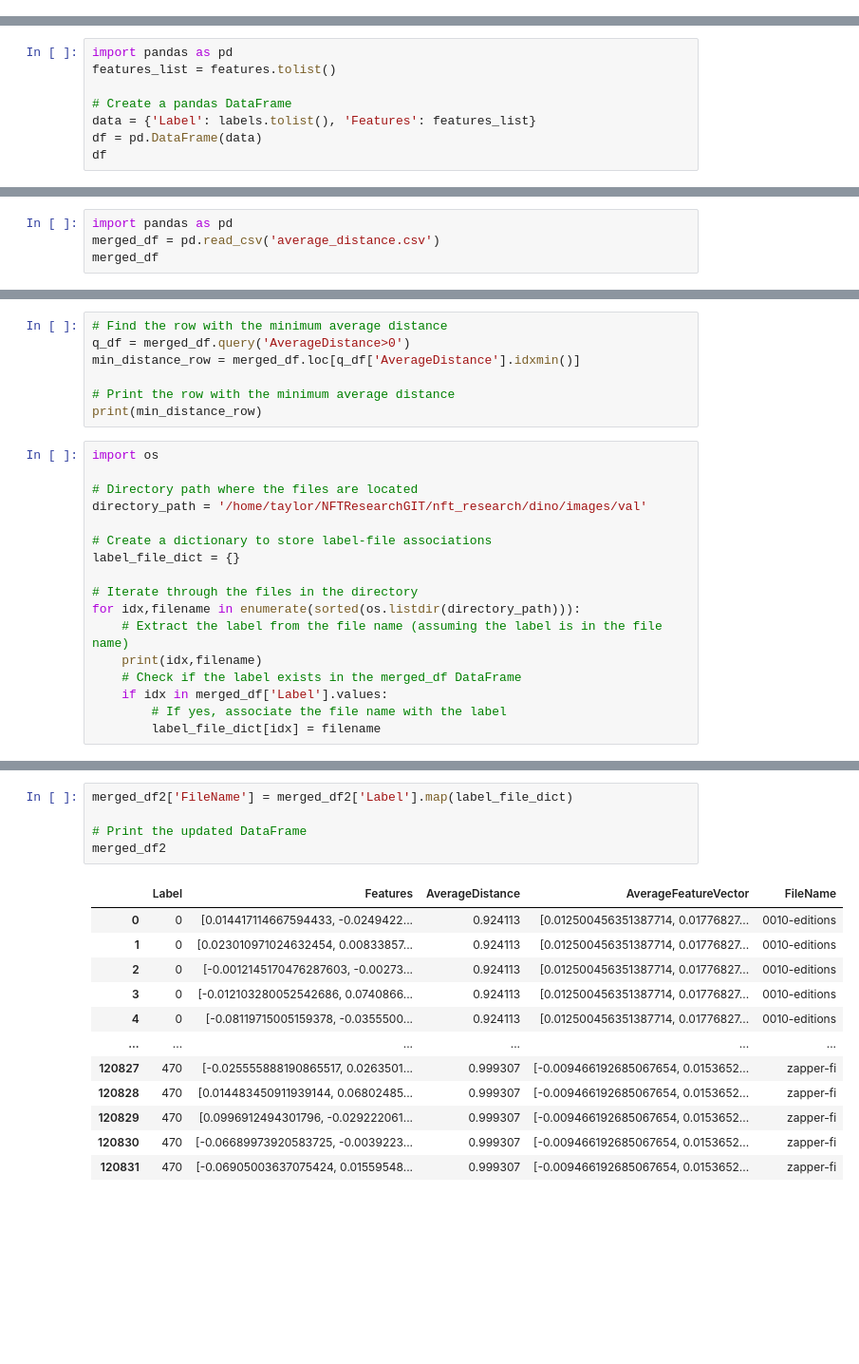
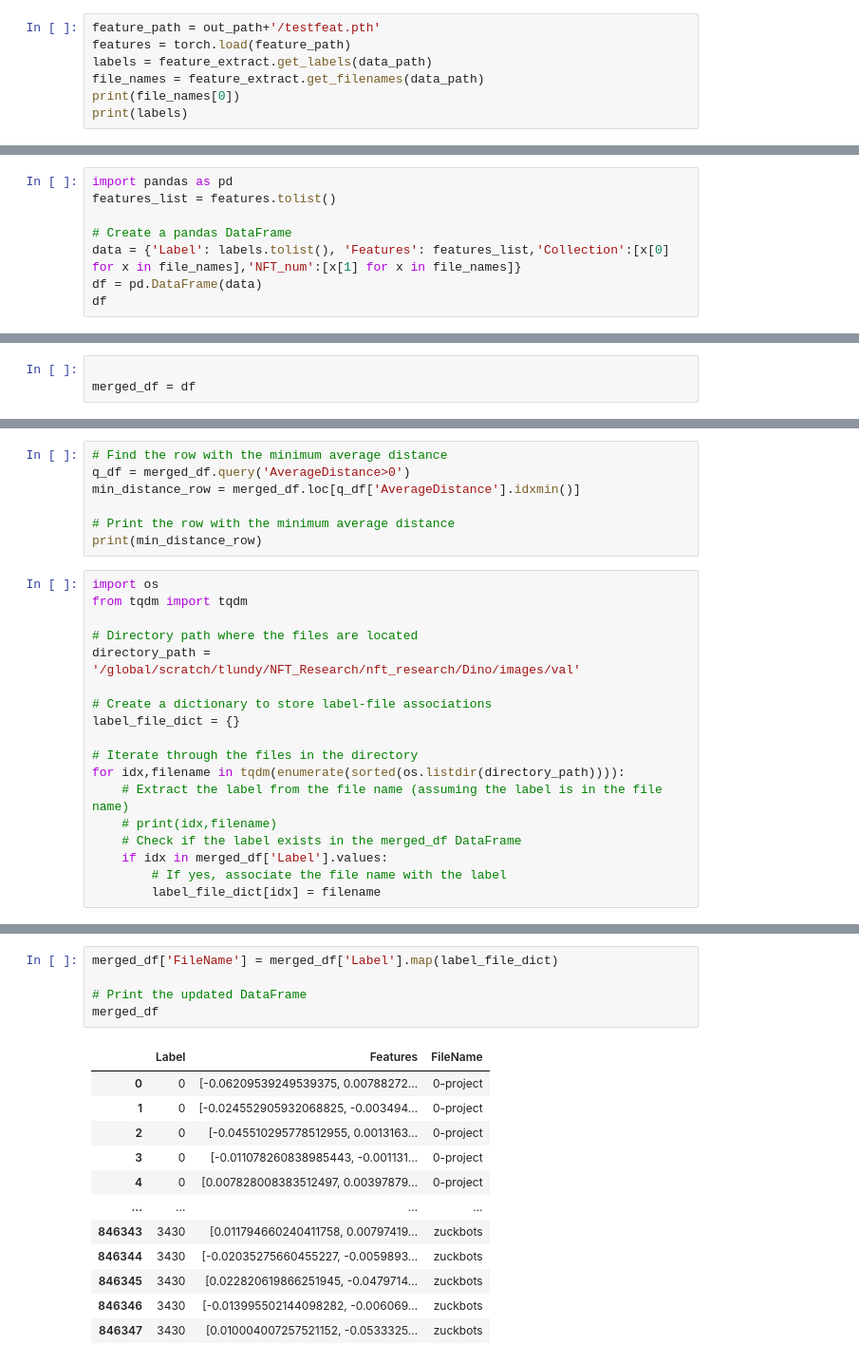
Before and after one commit to narunraman/nft_research, a Jupyter notebook: Dino/feature_extract_notebook.ipynb, the cells around one changed output, grey strips where cells are left out. Shown at 95% size. Cells and saved outputs as stored; diff of their text form; blank space fills up the shorter version.

```diff
--- a/Dino/feature_extract_notebook.ipynb
+++ b/Dino/feature_extract_notebook.ipynb
@@ -41,0 +41,7 @@ len(labels)
+# %%
+feature_path = out_path+'/testfeat.pth'
+features = torch.load(feature_path)
+labels = feature_extract.get_labels(data_path)
+file_names = feature_extract.get_filenames(data_path)
+print(file_names[0])
+print(labels)
@@ -44,6 +62,6 @@ import pandas as pd
 features_list = features.tolist()
 
 # Create a pandas DataFrame
-data = {'Label': labels.tolist(), 'Features': features_list}
+data = {'Label': labels.tolist(), 'Features': features_list,'Collection':[x[0] for x in file_names],'NFT_num':[x[1] for x in file_names]}
 df = pd.DataFrame(data)
 df
@@ -114,4 +101,3 @@ merged_df
 # %%
-import pandas as pd
-merged_df = pd.read_csv('average_distance.csv')
-merged_df
+
+merged_df = df
@@ -138,17 +110,18 @@ min_distance_row = merged_df.loc[q_df['AverageDistance'].idxmin()]
 print(min_distance_row)
 # %%
 import os
+from tqdm import tqdm
 
 # Directory path where the files are located
-directory_path = '/home/taylor/NFTResearchGIT/nft_research/dino/images/val'
+directory_path = '/global/scratch/tlundy/NFT_Research/nft_research/Dino/images/val'
 
 # Create a dictionary to store label-file associations
 label_file_dict = {}
 
 # Iterate through the files in the directory
-for idx,filename in enumerate(sorted(os.listdir(directory_path))):
+for idx,filename in tqdm(enumerate(sorted(os.listdir(directory_path)))):
     # Extract the label from the file name (assuming the label is in the file name)
-    print(idx,filename)
+    # print(idx,filename)
     # Check if the label exists in the merged_df DataFrame
     if idx in merged_df['Label'].values:
         # If yes, associate the file name with the label
@@ -174,18 +129,18 @@ for idx,filename in enumerate(sorted(os.listdir(directory_path))):
 # %%
-merged_df2['FileName'] = merged_df2['Label'].map(label_file_dict)
+merged_df['FileName'] = merged_df['Label'].map(label_file_dict)
 
 # Print the updated DataFrame
-merged_df2
+merged_df
 # %% [output]
-|  | Label | Features | AverageDistance | AverageFeatureVector | FileName |
-| 0 | 0 | [0.014417114667594433, -0.0249422... | 0.924113 | [0.012500456351387714, 0.01776827... | 0010-editions |
-| 1 | 0 | [0.023010971024632454, 0.00833857... | 0.924113 | [0.012500456351387714, 0.01776827... | 0010-editions |
-| 2 | 0 | [-0.0012145170476287603, -0.00273... | 0.924113 | [0.012500456351387714, 0.01776827... | 0010-editions |
-| 3 | 0 | [-0.012103280052542686, 0.0740866... | 0.924113 | [0.012500456351387714, 0.01776827... | 0010-editions |
-| 4 | 0 | [-0.08119715005159378, -0.0355500... | 0.924113 | [0.012500456351387714, 0.01776827... | 0010-editions |
-| ... | ... | ... | ... | ... | ... |
-| 120827 | 470 | [-0.025555888190865517, 0.0263501... | 0.999307 | [-0.009466192685067654, 0.0153652... | zapper-fi |
-| 120828 | 470 | [0.014483450911939144, 0.06802485... | 0.999307 | [-0.009466192685067654, 0.0153652... | zapper-fi |
-| 120829 | 470 | [0.0996912494301796, -0.029222061... | 0.999307 | [-0.009466192685067654, 0.0153652... | zapper-fi |
-| 120830 | 470 | [-0.06689973920583725, -0.0039223... | 0.999307 | [-0.009466192685067654, 0.0153652... | zapper-fi |
-| 120831 | 470 | [-0.06905003637075424, 0.01559548... | 0.999307 | [-0.009466192685067654, 0.0153652... | zapper-fi |
+|  | Label | Features | FileName |
+| 0 | 0 | [-0.06209539249539375, 0.00788272... | 0-project |
+| 1 | 0 | [-0.024552905932068825, -0.003494... | 0-project |
+| 2 | 0 | [-0.045510295778512955, 0.0013163... | 0-project |
+| 3 | 0 | [-0.011078260838985443, -0.001131... | 0-project |
+| 4 | 0 | [0.007828008383512497, 0.00397879... | 0-project |
+| ... | ... | ... | ... |
+| 846343 | 3430 | [0.011794660240411758, 0.00797419... | zuckbots |
+| 846344 | 3430 | [-0.02035275660455227, -0.0059893... | zuckbots |
+| 846345 | 3430 | [0.022820619866251945, -0.0479714... | zuckbots |
+| 846346 | 3430 | [-0.013995502144098282, -0.006069... | zuckbots |
+| 846347 | 3430 | [0.010004007257521152, -0.0533325... | zuckbots |
```
Also changed, not shown: parts of 31 cells of this notebook, 22 other files.
